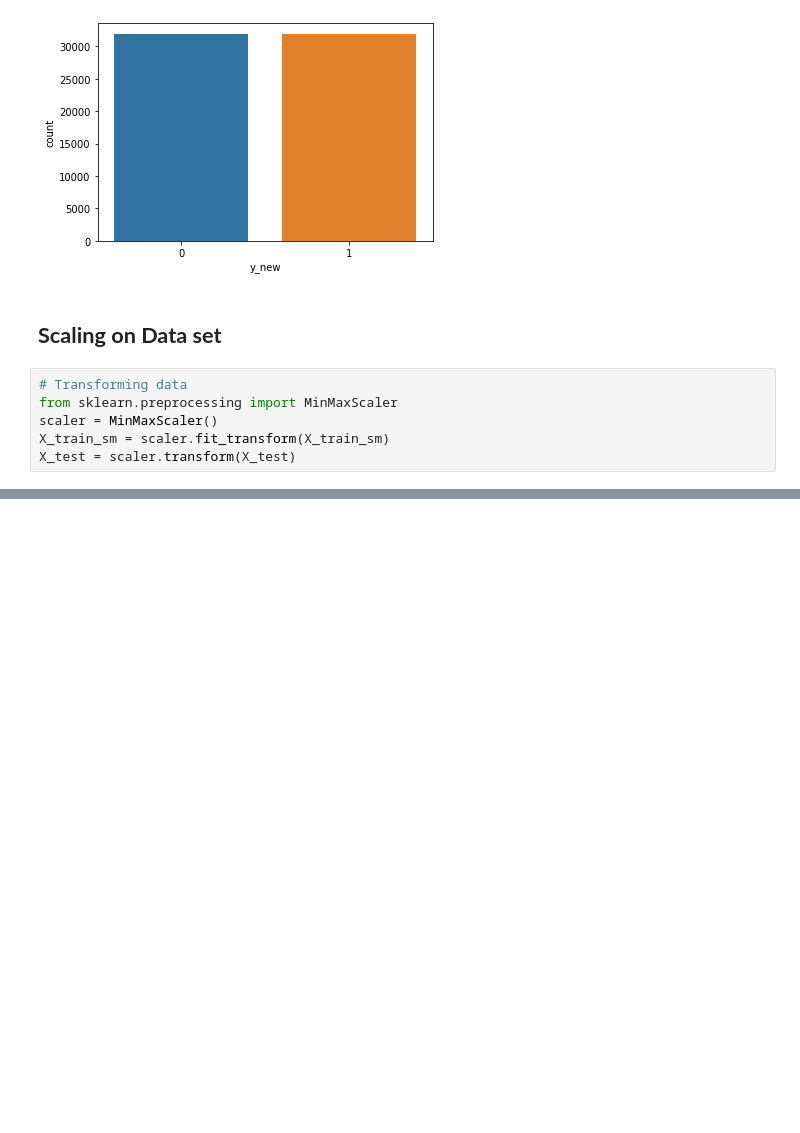
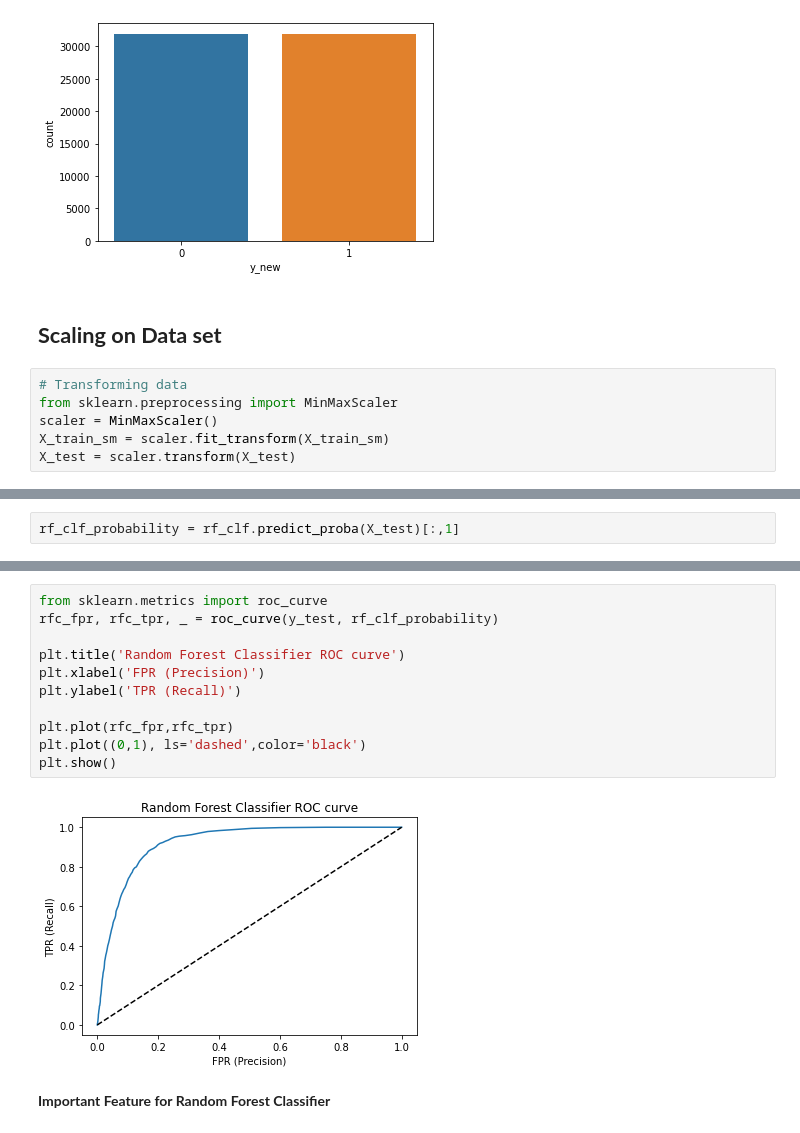
Before and after one commit to YashwantRaul/Supervised-ML-Classification, a Jupyter notebook: Bank_Marketing_Effectiveness_Prediction_Capstone_Project.ipynb, the cells around one changed output, grey strips where cells are left out. Saved outputs shown, nothing was run; the diff lists cells and outputs as text; blank space fills up the shorter version.

```diff
--- a/Bank_Marketing_Effectiveness_Prediction_Capstone_Project.ipynb
+++ b/Bank_Marketing_Effectiveness_Prediction_Capstone_Project.ipynb
@@ -617,0 +716,2 @@ X_test = scaler.transform(X_test)
+# %%
+rf_clf_probability = rf_clf.predict_proba(X_test)[:,1]
@@ -617,0 +723,15 @@ X_test = scaler.transform(X_test)
+# %%
+from sklearn.metrics import roc_curve
+rfc_fpr, rfc_tpr, _ = roc_curve(y_test, rf_clf_probability)
+
+plt.title('Random Forest Classifier ROC curve')
+plt.xlabel('FPR (Precision)')
+plt.ylabel('TPR (Recall)')
+
+plt.plot(rfc_fpr,rfc_tpr)
+plt.plot((0,1), ls='dashed',color='black')
+plt.show()
+# %% [output]
+[figure, added]
+# %% [markdown]
+**Important Feature for Random Forest Classifier**
```
Also changed, not shown: parts of 54 cells of this notebook.
